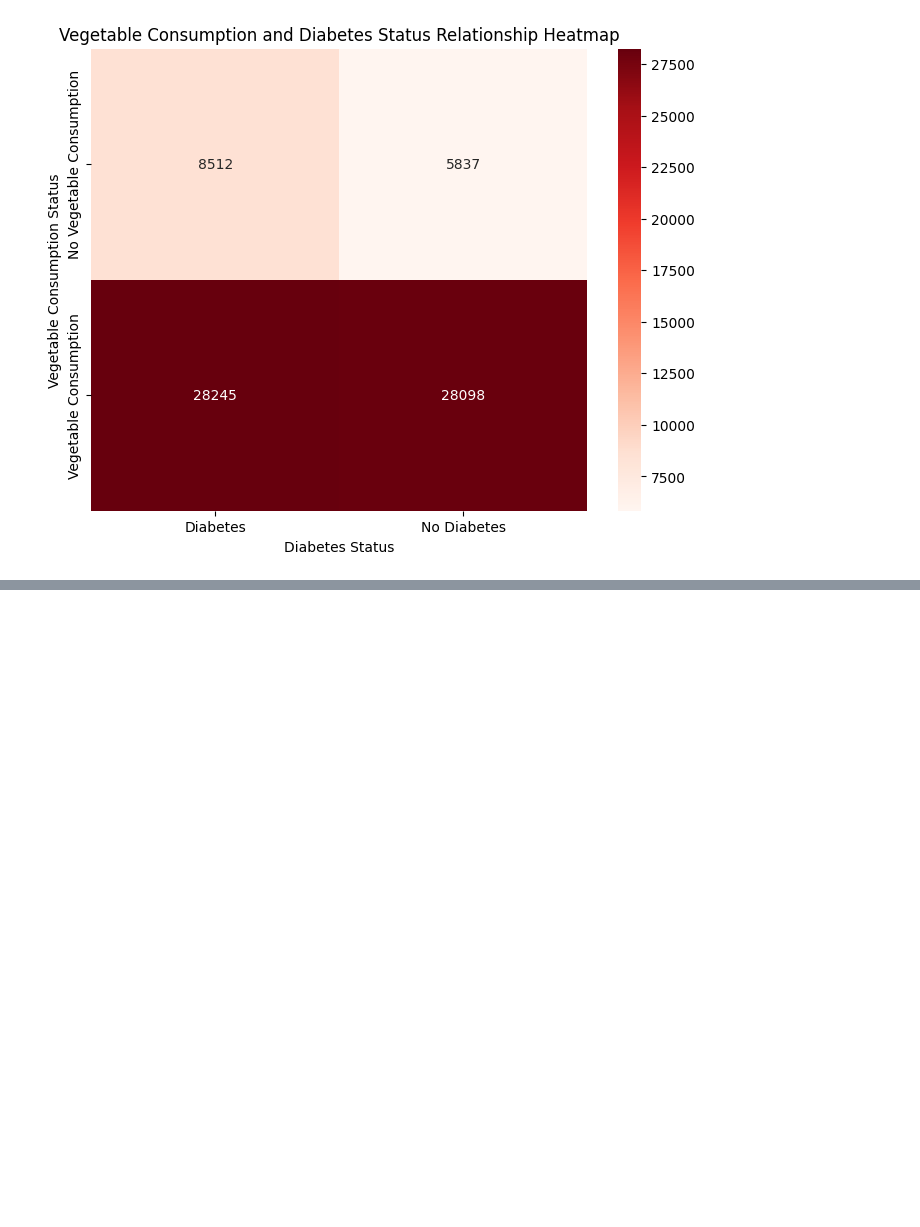
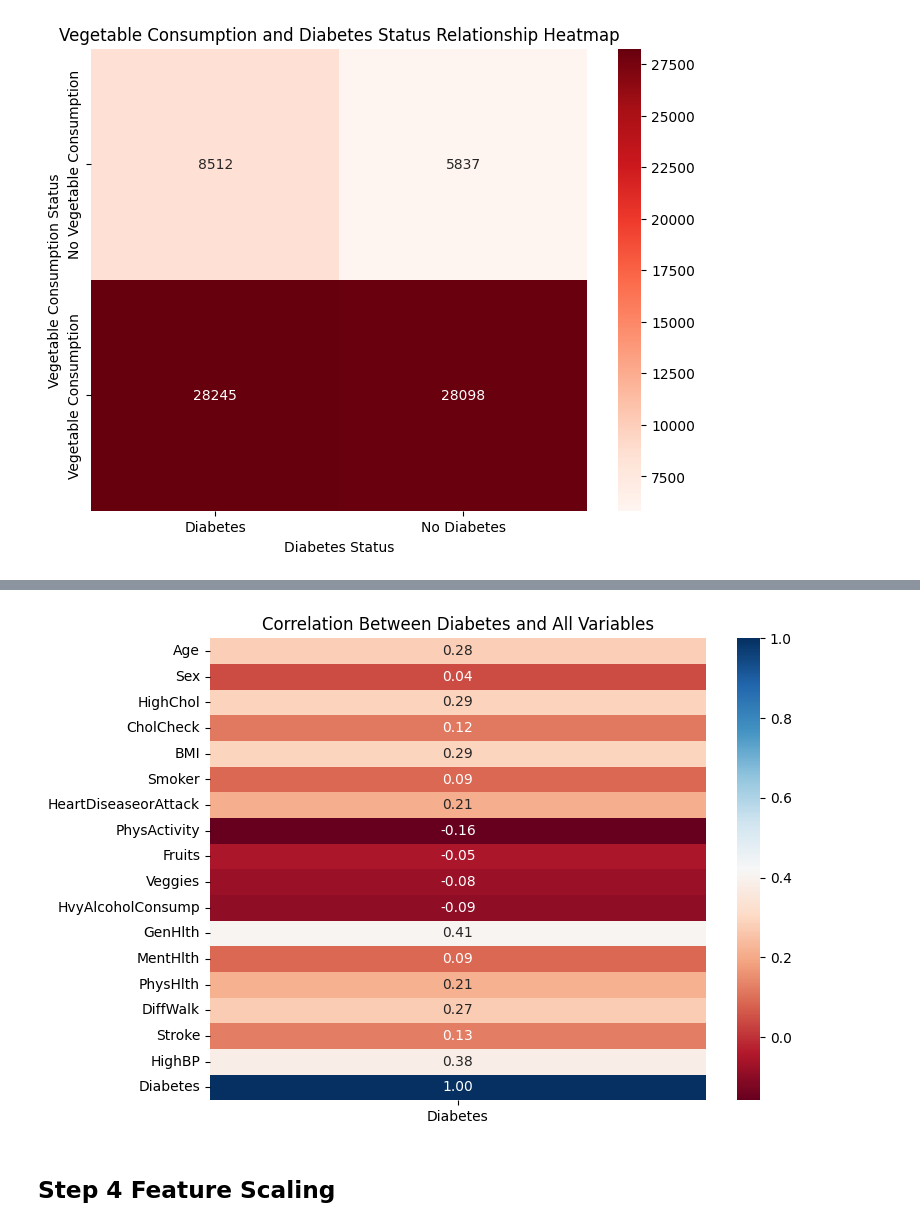
Before and after one commit to aarshabh/Diabetes-Prediction-Model, a Jupyter notebook: Term Project.ipynb, the cells around one changed output, grey strips where cells are left out. Cells and saved outputs as stored; diff of their text form; code cells hidden in the pictures; blank space fills up the shorter version.

```diff
--- a/Term Project.ipynb
+++ b/Term Project.ipynb
@@ -588,0 +603,11 @@ plt.show()
+# %%
+correlation_matrix = df.corr()
+diabetes_related_corr = correlation_matrix[['Diabetes']]
+plt.figure(figsize=(8, 6))
+sns.heatmap(diabetes_related_corr, annot=True, cmap='RdBu', fmt='.2f', cbar=True)
+plt.title('Correlation Between Diabetes and All Variables')
+plt.show()
+# %% [output]
+[figure, added]
+# %% [markdown]
+## Step 4 Feature Scaling
```
Also changed, not shown: parts of 34 cells of this notebook.
